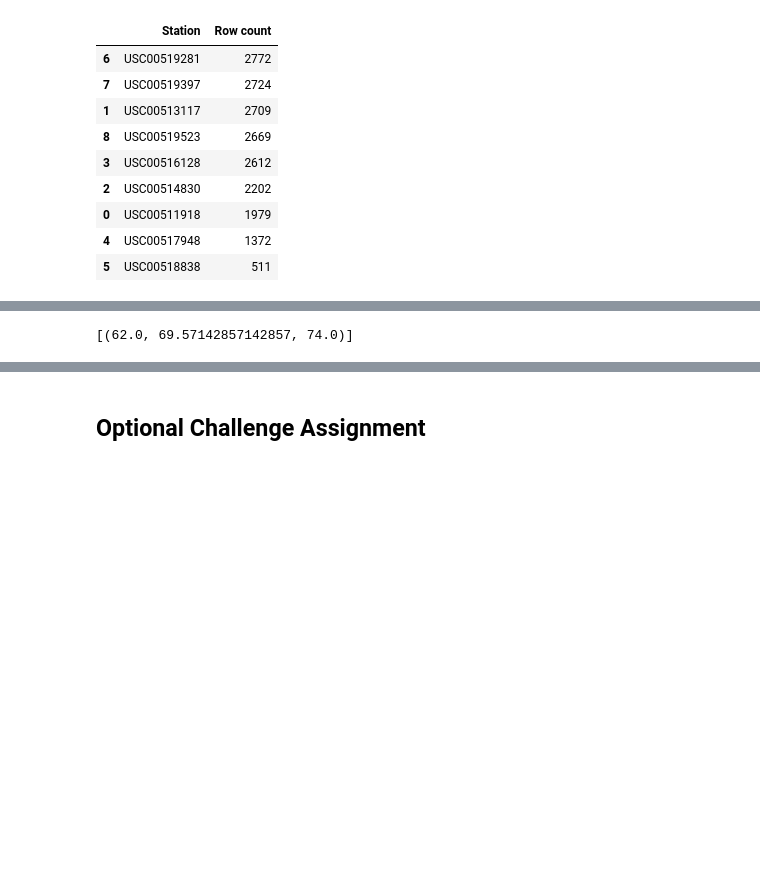
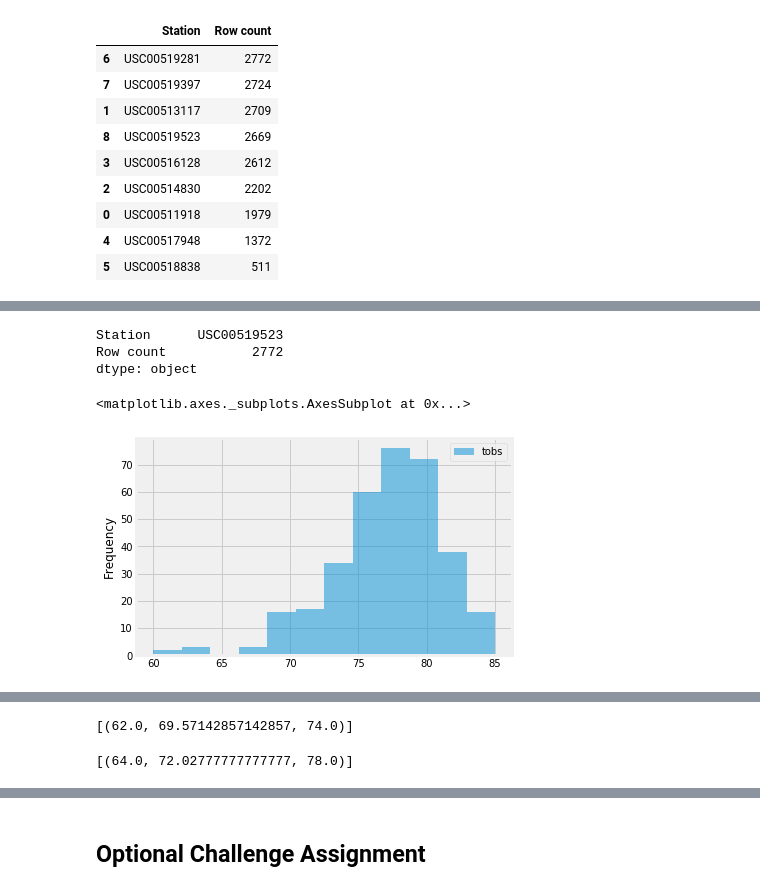
Before and after one commit to Santiago-FR/SQLAlchemy-homework, a Jupyter notebook: Climate_santiago_hw.ipynb, the cells around one changed output, grey strips where cells are left out. Cells and saved outputs as stored; diff of their text form; code cells hidden in the pictures; blank space fills up the shorter version.

```diff
--- a/Climate_santiago_hw.ipynb
+++ b/Climate_santiago_hw.ipynb
@@ -143,6 +157,20 @@ most_active_stations.sort_values(by='Row count', ascending=False)
 # %%
 # Choose the station with the highest number of temperature observations.
+print(most_active_stations.max());
+
 # Query the last 12 months of temperature observation data for this station and plot the results as a histogram
+# .filter(Measuerment.station = USC00519523).filter(Measurement.date <= '2017-08-23').filter(Measurement.date >= '2016-08-23')
+
+# mst_atv_stn_12m_df
+active_stn = pd.DataFrame(session.query(Measurement.date,Measurement.station, Measurement.tobs,).filter(Measurement.date <= '2017-08-23').filter(Measurement.date >= '2016-08-23').filter(Measurement.station == 'USC00519523').all())
+
+active_stn.plot.hist(bins=12,alpha=0.5)
+# %% [output]
+Station      USC00519523
+Row count           2772
+dtype: object
+<matplotlib.axes._subplots.AxesSubplot at 0x...>
+[figure, added]
 # %% [markdown]
 ![precipitation](Images/station-histogram.png)
 # %%
@@ -172,2 +197,23 @@ print(calc_temps('2012-02-28', '2012-03-05'))
+# %%
+# Use your previous function `calc_temps` to calculate the tmin, tavg, and tmax
+# for your trip using the previous year's data for those same dates.
+def calc_temps(start_date, end_date):
+    """TMIN, TAVG, and TMAX for a list of dates.
+
+    Args:
+        start_date (string): A date string in the format %Y-%m-%d
+        end_date (string): A date string in the format %Y-%m-%d
+
+    Returns:
+        TMIN, TAVE, and TMAX
+    """
+
+    return session.query(func.min(Measurement.tobs), func.avg(Measurement.tobs), func.max(Measurement.tobs)).\
+        filter(Measurement.date >= start_date).filter(Measurement.date <= end_date).all()
+
+# function usage example
+print(calc_temps('2017-02-28', '2017-03-05'))
+# %% [output]
+[(64.0, 72.02777777777777, 78.0)]
 # %%
 # Plot the results from your previous query as a bar chart.
```
Also changed, not shown: parts of 8 cells of this notebook.
